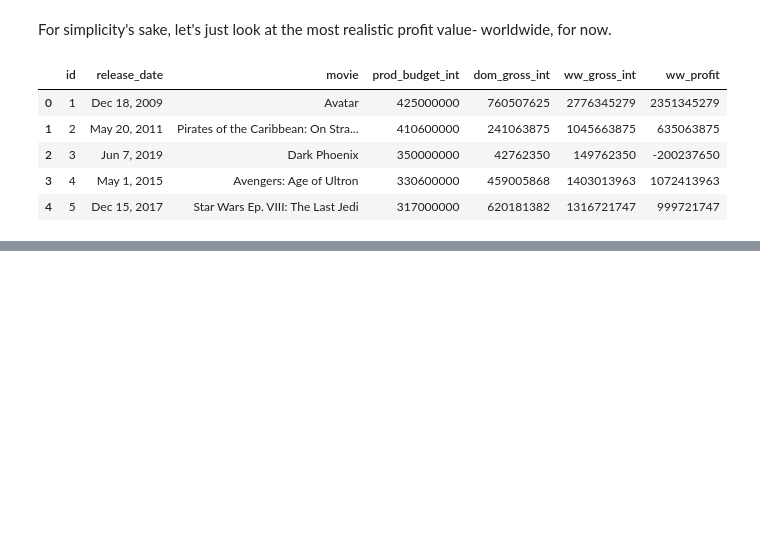
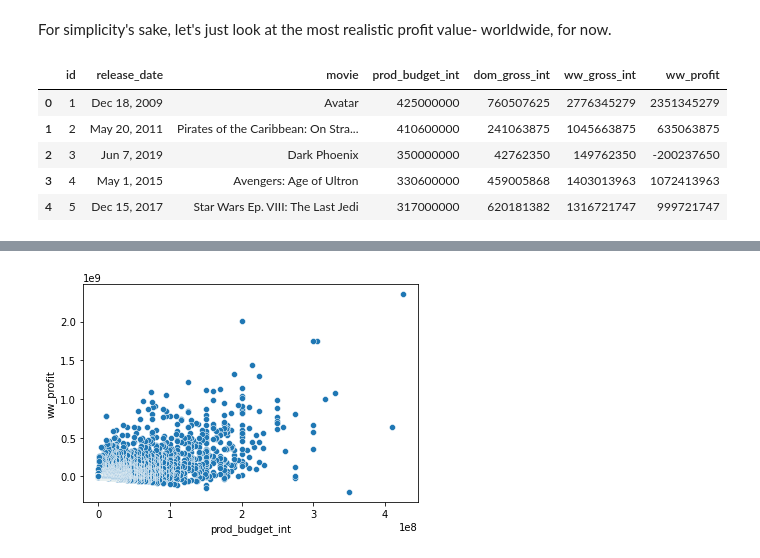
Before and after one commit to ewehmueller/movie-analysis, a Jupyter notebook: movie-analysis.ipynb, the cells around one changed output, grey strips where cells are left out. Drawn from its saved outputs; the diff is of its cells as text; code cells hidden in the pictures; blank space fills up the shorter version.

Commit message:
New Visualization and explorations for budget vs profitability

```diff
--- a/movie-analysis.ipynb
+++ b/movie-analysis.ipynb
@@ -432,0 +390,5 @@ df_tn.head()
+# %%
+#Budget vs Profit
+sns.scatterplot(data=df_tn, x="prod_budget_int", y="ww_profit");
+# %% [output]
+[figure, added]
```
Also changed, not shown: parts of 13 cells of this notebook.
